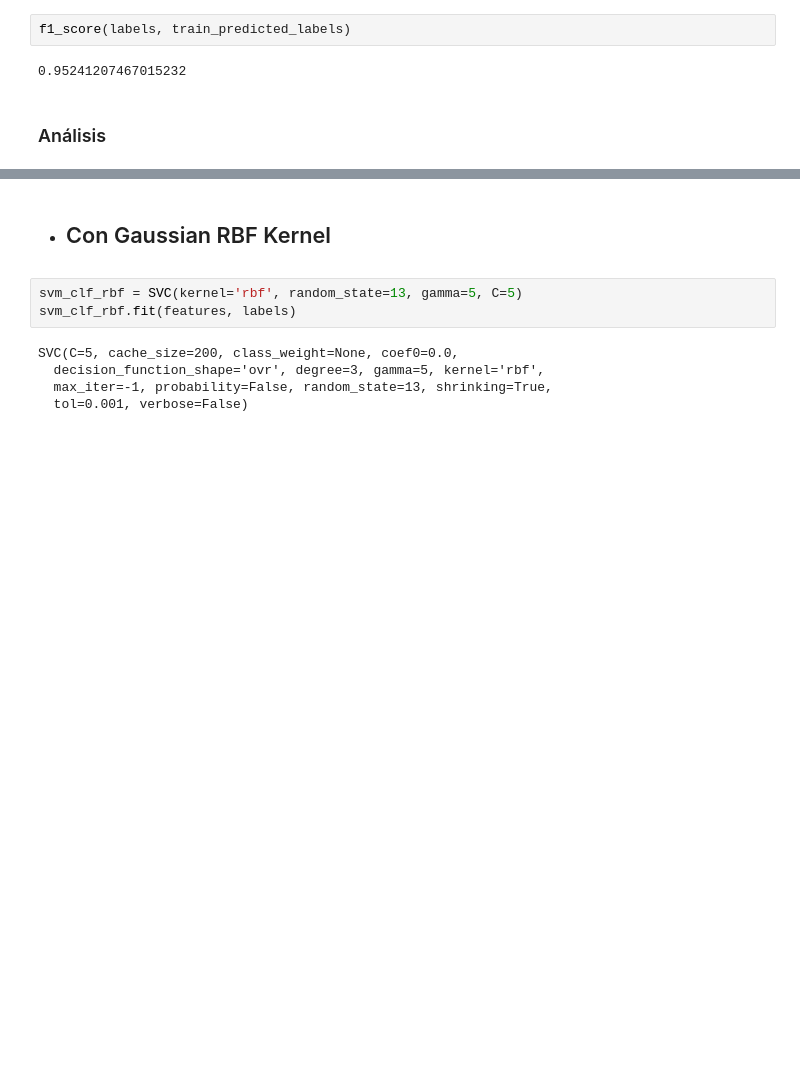
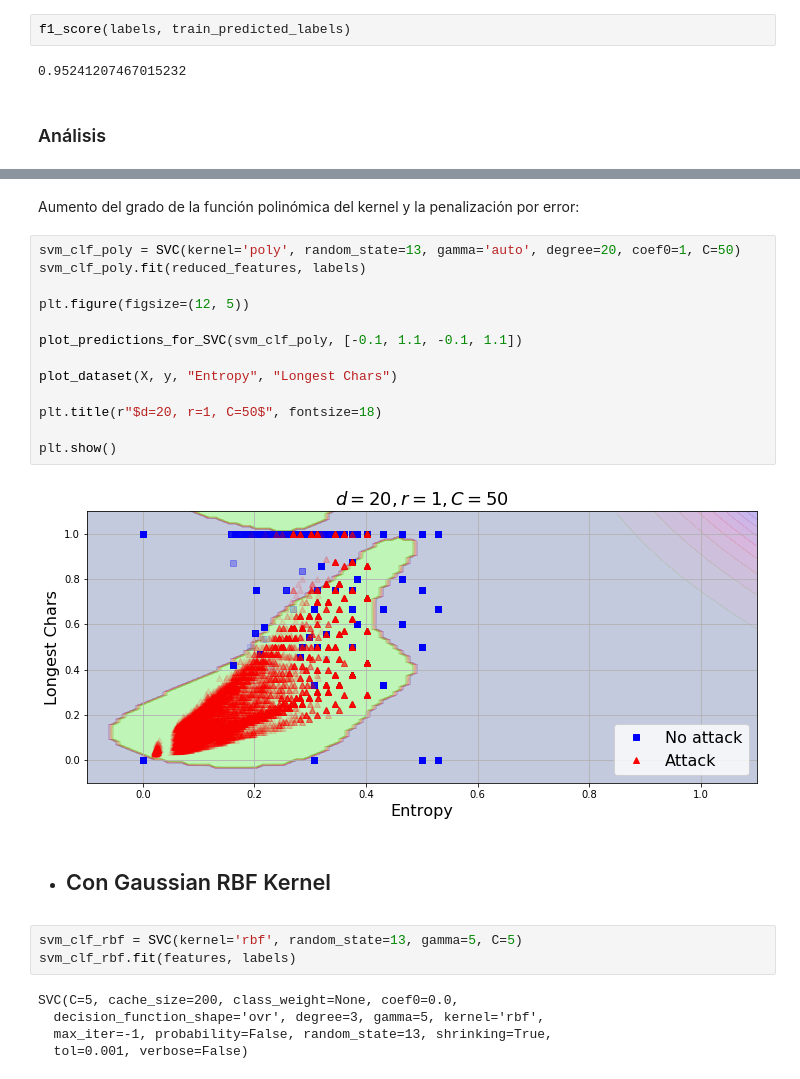
Before and after one commit to alejandro-g-m/DetExt, a Jupyter notebook: DNS_Attacks_Detection_EntropyAndRatiosFV_15NOV.ipynb, the cells around one changed output, grey strips where cells are left out. Cells and saved outputs as stored; diff of their text form; blank space fills up the shorter version.

Commit message:
Fix data and style errors, update chosen model for RBF Kernel and minor changes

```diff
--- a/DNS_Attacks_Detection_EntropyAndRatiosFV_15NOV.ipynb
+++ b/DNS_Attacks_Detection_EntropyAndRatiosFV_15NOV.ipynb
@@ -402,3 +394,20 @@ plt.show()
+# %% [markdown]
+Aumento del grado de la función polinómica del kernel y la penalización por error:
+# %%
+svm_clf_poly = SVC(kernel='poly', random_state=13, gamma='auto', degree=20, coef0=1, C=50)
+svm_clf_poly.fit(reduced_features, labels)
+
+plt.figure(figsize=(12, 5))
+
+plot_predictions_for_SVC(svm_clf_poly, [-0.1, 1.1, -0.1, 1.1])
+
+plot_dataset(X, y, "Entropy", "Longest Chars")
+
+plt.title(r"$d=20, r=1, C=50$", fontsize=18)
+
+plt.show()
+# %% [output]
+[figure, added]
 # %% [markdown]
 * ## Con Gaussian RBF Kernel
 # %%
```
Also changed, not shown: parts of 143 cells of this notebook, 6 other files.
